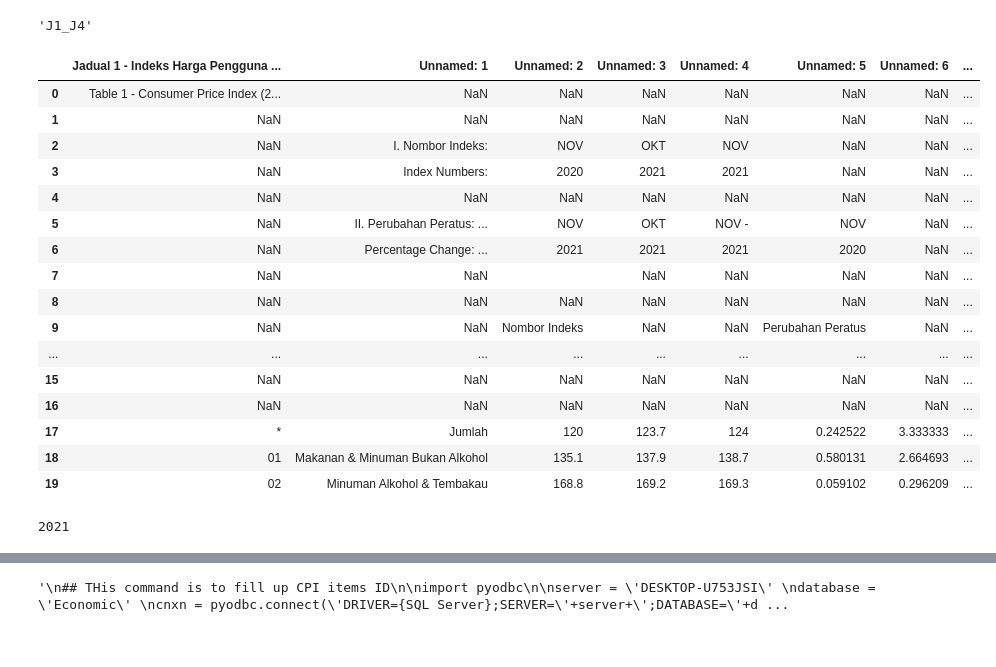
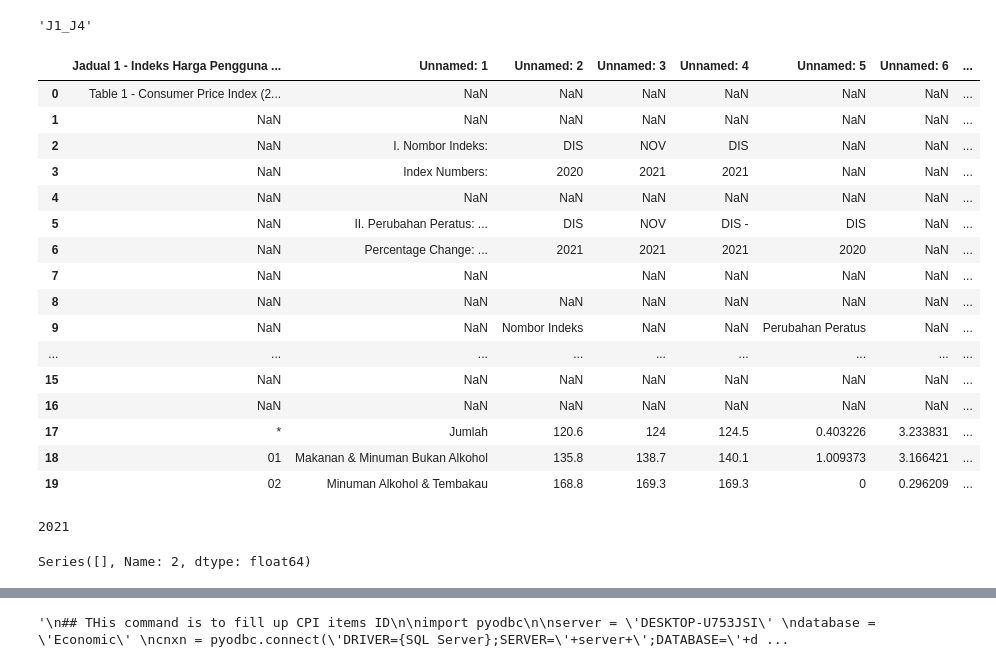
Before and after one commit to ZhEnLEK/Economi-data-extraction, a Jupyter notebook: CPI.ipynb, the cells around one changed output, grey strips where cells are left out. Drawn from its saved outputs; the diff is of its cells as text; code cells hidden in the pictures.

```diff
--- a/CPI.ipynb
+++ b/CPI.ipynb
@@ -1,7 +1,7 @@
 # %%
 import pandas as pd
 # %%
-df = pd.ExcelFile('15tab1Msia_Nov21.xlsx')
+df = pd.ExcelFile('15tab1Msia_Dis21.xlsx')
 # %%
 df
 # %% [output]
@@ -33,16 +49,16 @@ df.sheet_names[0]
 # %%
 #df.parse('J1_J4').head(40)
 # %%
-df1 = df.parse('J1_J4')
+df1 = df.parse(0)
 df1.head(20)
 # %% [output]
 |  | Jadual 1 - Indeks Harga Pengguna ... | Unnamed: 1 | Unnamed: 2 | Unnamed: 3 | Unnamed: 4 | Unnamed: 5 | Unnamed: 6 | ... |
 | 0 | Table 1 - Consumer Price Index (2... | NaN | NaN | NaN | NaN | NaN | NaN | ... |
 | 1 | NaN | NaN | NaN | NaN | NaN | NaN | NaN | ... |
-| 2 | NaN | I. Nombor Indeks: | NOV | OKT | NOV | NaN | NaN | ... |
+| 2 | NaN | I. Nombor Indeks: | DIS | NOV | DIS | NaN | NaN | ... |
 | 3 | NaN | Index Numbers: | 2020 | 2021 | 2021 | NaN | NaN | ... |
 | 4 | NaN | NaN | NaN | NaN | NaN | NaN | NaN | ... |
-| 5 | NaN | II. Perubahan Peratus: ... | NOV | OKT | NOV - | NOV | NaN | ... |
+| 5 | NaN | II. Perubahan Peratus: ... | DIS | NOV | DIS - | DIS | NaN | ... |
 | 6 | NaN | Percentage Change: ... | 2021 | 2021 | 2021 | 2020 | NaN | ... |
 | 7 | NaN | NaN |  | NaN | NaN | NaN | NaN | ... |
 | 8 | NaN | NaN | NaN | NaN | NaN | NaN | NaN | ... |
@@ -50,11 +66,15 @@ df1.head(20)
 | ... | ... | ... | ... | ... | ... | ... | ... | ... |
 | 15 | NaN | NaN | NaN | NaN | NaN | NaN | NaN | ... |
 | 16 | NaN | NaN | NaN | NaN | NaN | NaN | NaN | ... |
-| 17 | * | Jumlah | 120 | 123.7 | 124 | 0.242522 | 3.333333 | ... |
-| 18 | 01 | Makanan & Minuman Bukan Alkohol | 135.1 | 137.9 | 138.7 | 0.580131 | 2.664693 | ... |
-| 19 | 02 | Minuman Alkohol & Tembakau | 168.8 | 169.2 | 169.3 | 0.059102 | 0.296209 | ... |
+| 17 | * | Jumlah | 120.6 | 124 | 124.5 | 0.403226 | 3.233831 | ... |
+| 18 | 01 | Makanan & Minuman Bukan Alkohol | 135.8 | 138.7 | 140.1 | 1.009373 | 3.166421 | ... |
+| 19 | 02 | Minuman Alkohol & Tembakau | 168.8 | 169.3 | 169.3 | 0 | 0.296209 | ... |
 # %%
 latest_year = pd.to_numeric(df.parse(0).iloc[3], errors = 'coerce').dropna().astype(int)[-1]
 latest_year
 # %% [output]
 2021
+# %%
+pd.to_numeric(df.parse(0).iloc[2], errors = 'coerce').dropna()#.astype(int)
+# %% [output]
+Series([], Name: 2, dtype: float64)
```
Also changed, not shown: parts of 31 cells of this notebook, 3 other files.
